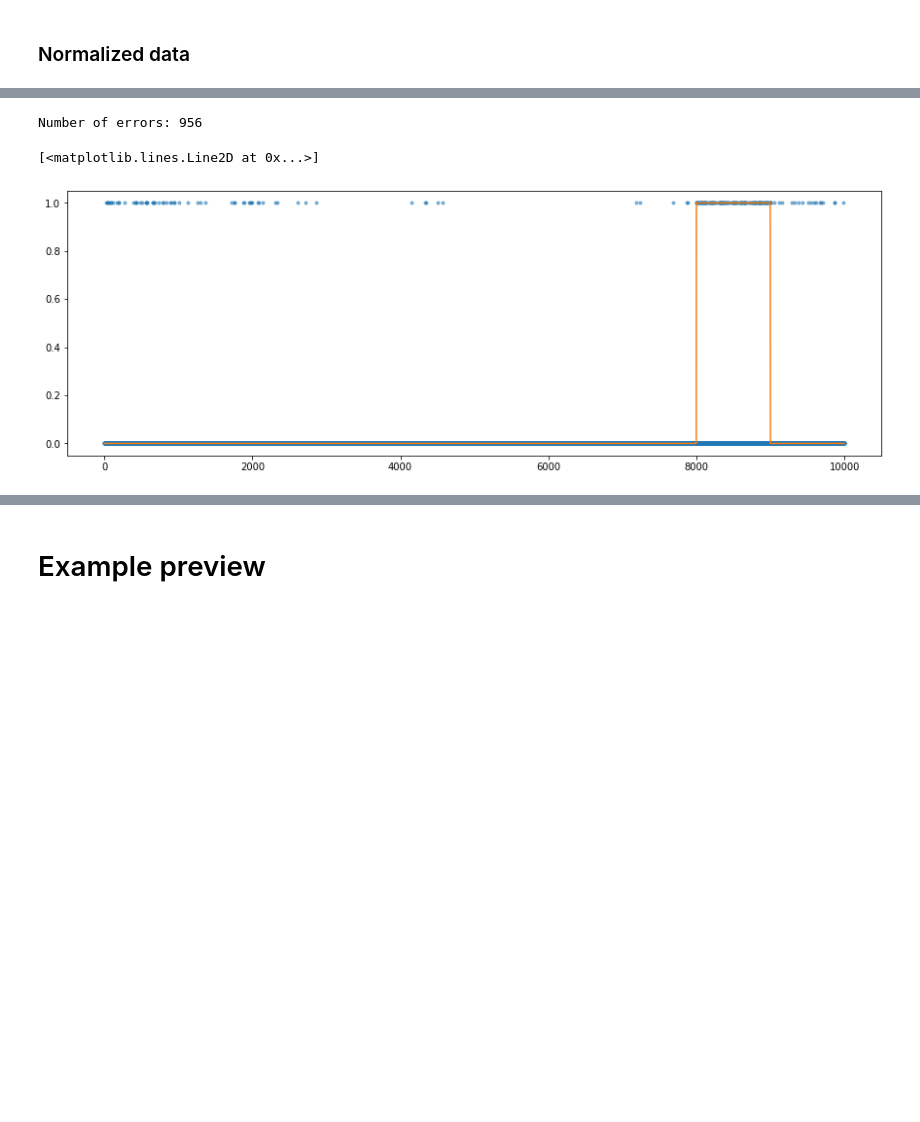
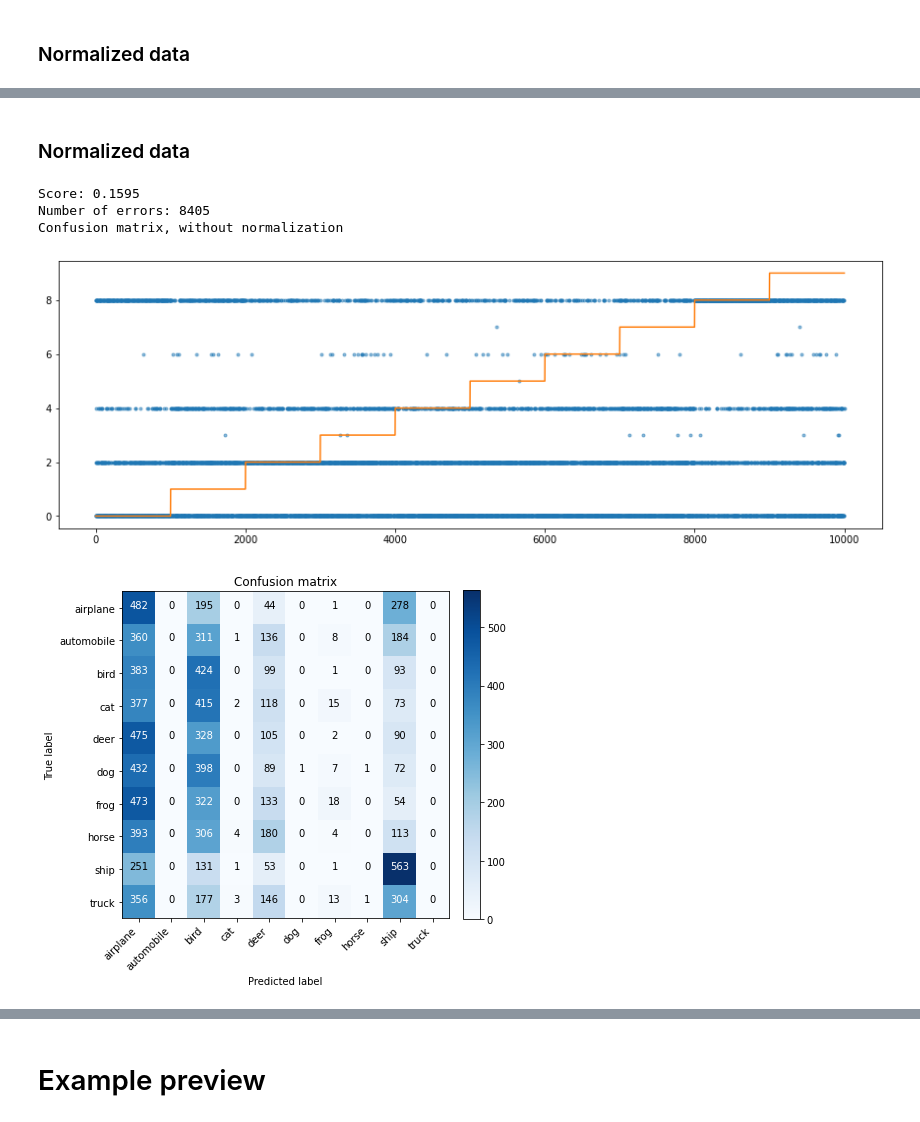
Before and after one commit to Krfld/ISEL-AAA, a Jupyter notebook: T1/A45881A45890_T1.ipynb, the cells around one changed output, grey strips where cells are left out. Cells and saved outputs as stored; diff of their text form; code cells hidden in the pictures; blank space fills up the shorter version.

```diff
--- a/T1/A45881A45890_T1.ipynb
+++ b/T1/A45881A45890_T1.ipynb
@@ -229,12 +268,39 @@ Number of errors: 956
+# %% [markdown]
+### Normalized data
 # %%
-print("Number of errors:", np.sum(y2b != y2e))
+sgd = RandomForestClassifier().fit(X1s, y1)
+
+y2e = sgd.predict(X2)
+print('Score:', sgd.score(X2, y2))
+
+print("Number of errors:", np.sum(y2 != y2e))
 plt.figure(figsize=(15, 5))
 plt.plot(y2e, ".", alpha=0.5)
-plt.plot(y2b)
+plt.plot(y2)
+
+cm = confusion_matrix(y2, y2e)
+# print(cm)
+plot_confusion_matrix(
+    cm,
+    classes=[
+        "airplane",
+        "automobile",
+        "bird",
+        "cat",
+        "deer",
+        "dog",
+        "frog",
+        "horse",
+        "ship",
+        "truck",
+    ],
+)
 # %% [output]
-Number of errors: 956
+Score: 0.1595
+Number of errors: 8405
+Confusion matrix, without normalization
-[<matplotlib.lines.Line2D at 0x...>]
-[figure, old version]
+[figure, new version]
+[figure, added]
 # %%
 cm = confusion_matrix(y2, y2e)
 plot_confusion_matrix(
```
Also changed, not shown: parts of 8 cells of this notebook, 1 other file.
